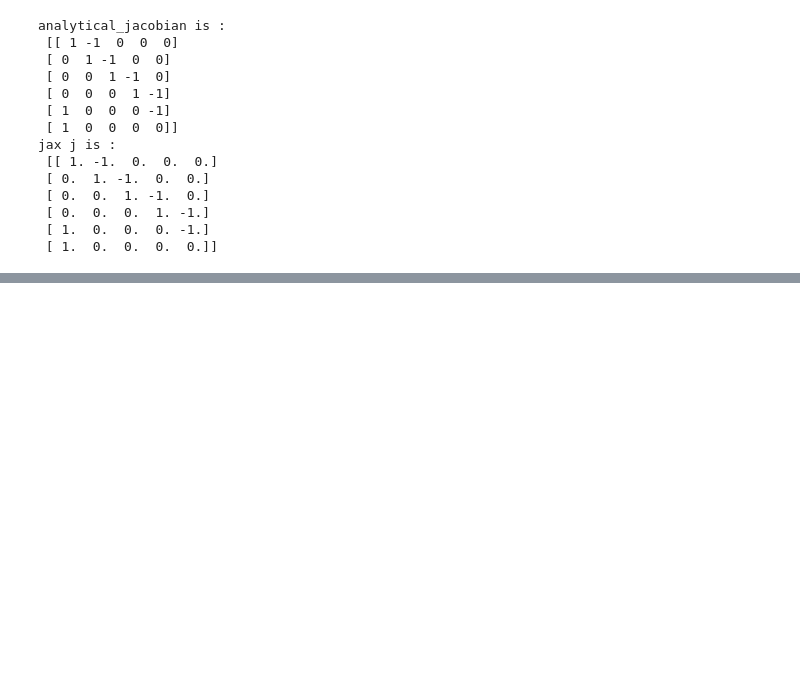
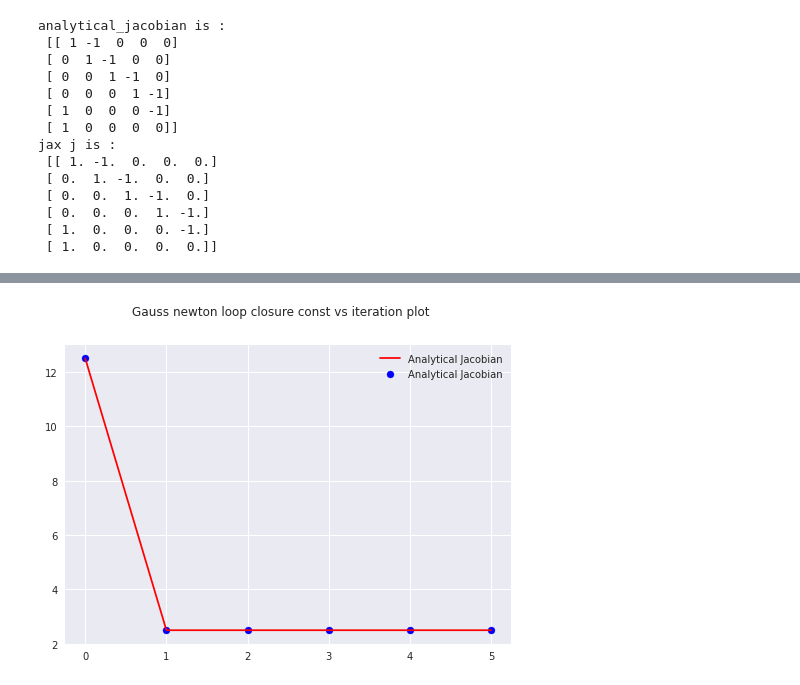
Before and after one commit to BhaskarJoshi-01/Mobile-Robotics---Monsoon-2021, a Jupyter notebook: Project-1/questions/Question 1 - 1D SLAM.ipynb, the cells around one changed output, grey strips where cells are left out. Cells and saved outputs as stored; diff of their text form; code cells hidden in the pictures; blank space fills up the shorter version.

```diff
--- a/Project-1/questions/Question 1 - 1D SLAM.ipynb
+++ b/Project-1/questions/Question 1 - 1D SLAM.ipynb
@@ -59,16 +60,16 @@ X:  [0, 1, 2, 3, 0]
 Odo x : [0.0, 1.1, 2.1, 3.2, 0.5]
 # %%
 # info matrix from covariance matrix
-covariance_matrix=np.array([
-    [0.01, 0, 0, 0, 0, 0],
-    [0, 0.01, 0, 0, 0, 0],
-    [0, 0, 0.01, 0, 0, 0],
-    [0, 0, 0, 0.01, 0, 0],
-    [0, 0, 0, 0, 0.01, 0],
-    [0, 0, 0, 0, 0, 0.001]
-])
-# weights = jnp.diag(jnp.array([.01, .01, .01,.01, .01, .001]))
-# print(weights)
+# covariance_matrix=np.array([
+#     [0.01, 0, 0, 0, 0, 0],
+#     [0, 0.01, 0, 0, 0, 0],
+#     [0, 0, 0.01, 0, 0, 0],
+#     [0, 0, 0, 0.01, 0, 0],
+#     [0, 0, 0, 0, 0.01, 0],
+#     [0, 0, 0, 0, 0, 0.001]
+# ])
+covariance_matrix = jnp.diag(jnp.array([.01, .01, .01,.01, .01, .001]))
+
 residual=[]
 
 info_matrix=np.linalg.inv(covariance_matrix)
@@ -175,0 +205,23 @@ Final X =
+# %%
+def get_err(X_list):
+    global obs_u, info_matrix
+    err_list = []
+    for X in X_list:
+        fx = calc_residual(obs_u, X)
+        dota=np.dot(info_matrix,fx)
+        err = 0.5 * fx.T @ dota
+        err_list.append(err)
+    return np.array(err_list)
+
+def error_plot(x_list,gt_x):
+    plt.suptitle("Gauss Newton error Vs Iteration Plot")
+    val=get_err(x_list)
+    plt.scatter(range(len(x_list)),val,color='blue',label='Analytical Jacobian')
+    plt.legend(loc="upper right")
+    plt.plot(range(len(x_list)),val,color='red',label='Analytical Jacobian')
+    plt.legend(loc="upper right")
+    plt.suptitle("Gauss newton loop closure const vs iteration plot")
+
+error_plot(analytical,jnp.array(gt_x))
+# %% [output]
+[figure, added]
```
Also changed, not shown: parts of 8 cells of this notebook.
